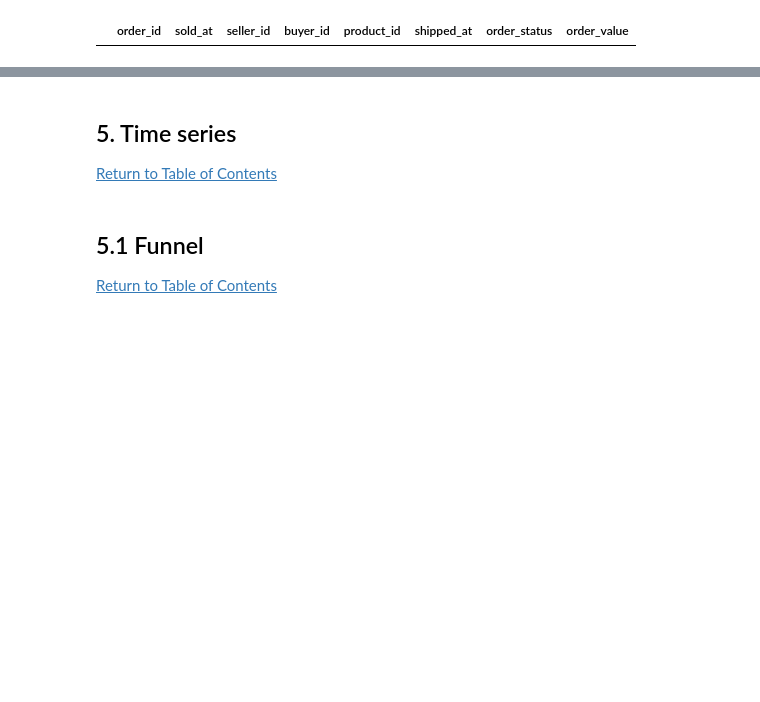
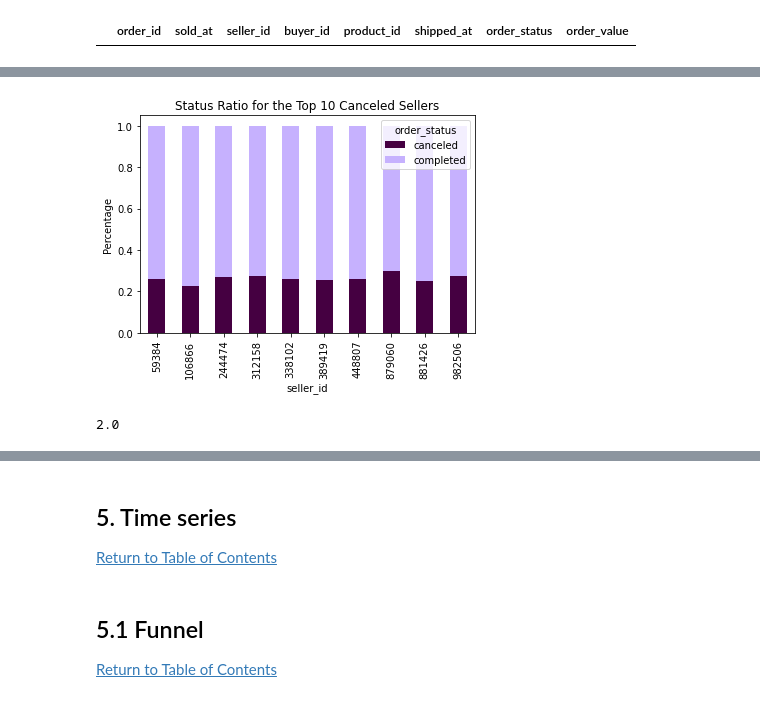
Before and after one commit to pathilink/enjoei_business_analytics_case, a Jupyter notebook: notebook/enjoei_case.ipynb, the cells around one changed output, grey strips where cells are left out. Cells and saved outputs as stored; diff of their text form; code cells hidden in the pictures; blank space fills up the shorter version.

```diff
--- a/notebook/enjoei_case.ipynb
+++ b/notebook/enjoei_case.ipynb
@@ -160,0 +204,25 @@ orders.query('shipped_at == "[NULL]" & order_status != "canceled"')
+# %%
+# only the most canceled sellers
+filtered_orders = orders.query('seller_id in @top_canceled_sellers')
+
+# calculate the proportion of each order status for each seller
+grouped = filtered_orders.groupby(['seller_id', 'order_status']).size().unstack(fill_value=0)
+percentages = grouped.div(grouped.sum(axis=1), axis=0)
+
+# define colors
+colors = {'canceled': '#450041', 'completed': '#c6b1fe'}
+
+# plot
+percentages.plot(kind='bar', stacked=True, color=colors)
+
+# define the axis title and labels
+plt.title('Status Ratio for the Top 10 Canceled Sellers')
+plt.xlabel('seller_id')
+plt.ylabel('Percentage')
+
+# display
+plt.show()
+
+# all have a higher than average percentage of cancellations
+# %% [output]
+[figure, added]
@@ -160,0 +234,8 @@ orders.query('shipped_at == "[NULL]" & order_status != "canceled"')
+# %%
+# delivery time
+df_orders['delivery_duration'] = (df_orders['shipped_at'] - df_orders['sold_at']).dt.days
+
+# up to 2 days for delivery
+df_orders['delivery_duration'].mean().round()
+# %% [output]
+2.0
```
Also changed, not shown: parts of 28 cells of this notebook.
